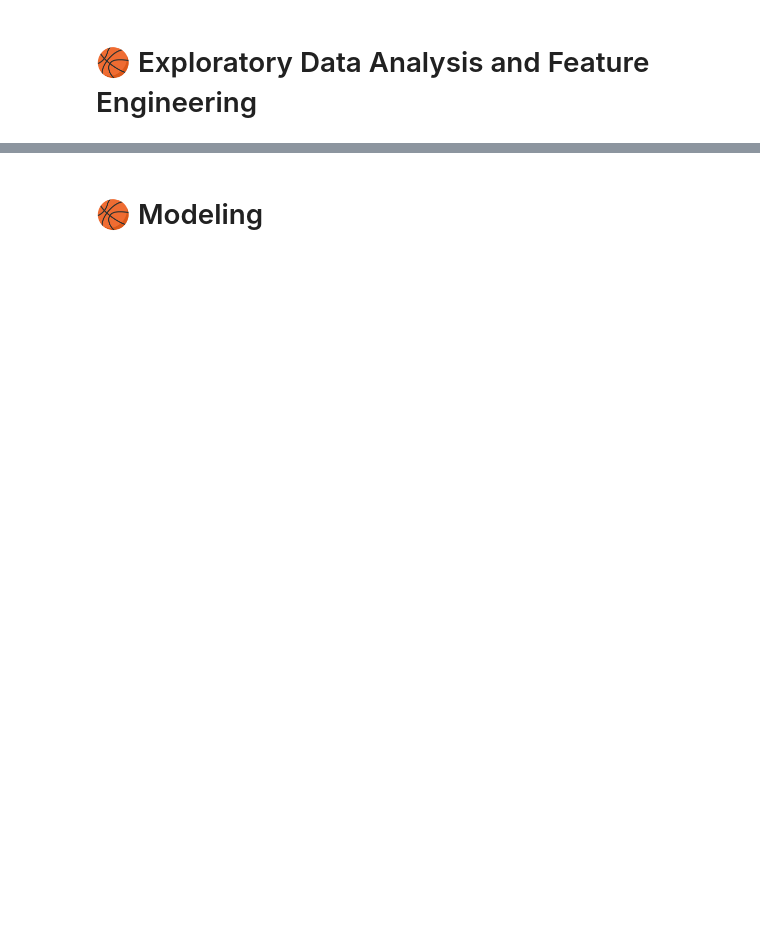
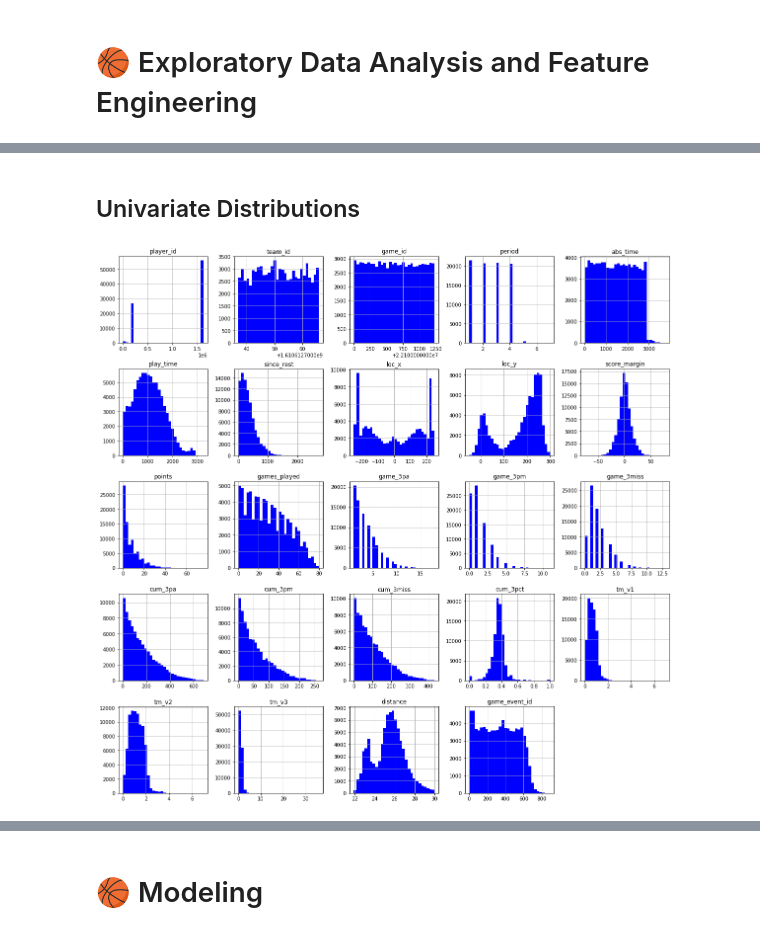
Before and after one commit to Eyring-Miller-Muriithi-capstone/shot-caller-for-ballers, a Jupyter notebook: Notebooks/Ryan/Take_the_Shot_or_Not_Final.ipynb, the cells around one changed output, grey strips where cells are left out. Cells and saved outputs as stored; diff of their text form; code cells hidden in the pictures; blank space fills up the shorter version.

```diff
--- a/Notebooks/Ryan/Take_the_Shot_or_Not_Final.ipynb
+++ b/Notebooks/Ryan/Take_the_Shot_or_Not_Final.ipynb
@@ -131,0 +242,4 @@ acquire functions and info and head
+# %%
+# Acquires all wrangled dataframes for analysis and modeling
+# Note - since it runs acquire.tome_prep(), ensure league_3pa.csv' is in the directory
+df, df_outlier_3pt, X_train_exp, X_train, y_train, X_validate, y_validate, X_test, y_test = wrangle_prep()
@@ -131,0 +281,6 @@ acquire functions and info and head
+# %% [markdown]
+## Univariate Distributions
+# %%
+univariate(df)
+# %% [output]
+[figure, added]
```
Also changed, not shown: parts of 84 cells of this notebook.
